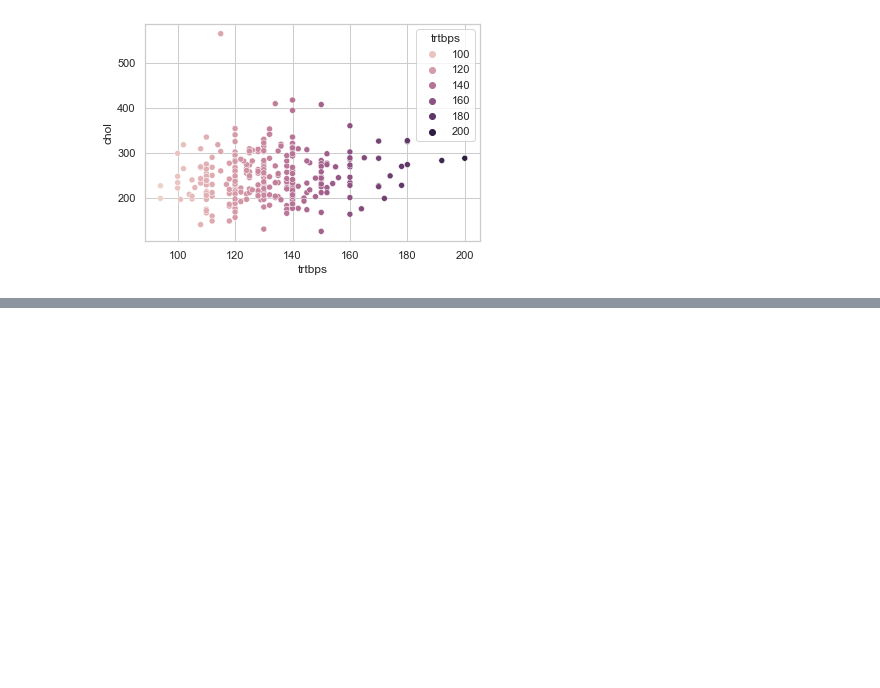
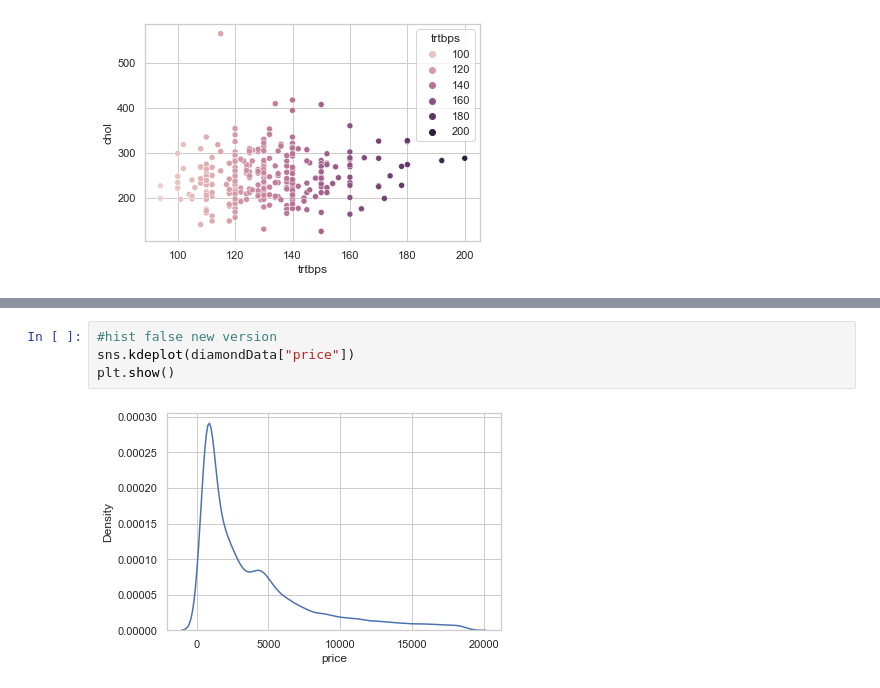
Before and after one commit to hrithikmallick/Basic_DataScience_learing, a Jupyter notebook: SeaBorn/firstSeaVisual.ipynb, the cells around one changed output, grey strips where cells are left out. Drawn from its saved outputs; the diff is of its cells as text; blank space fills up the shorter version.

```diff
--- a/SeaBorn/firstSeaVisual.ipynb
+++ b/SeaBorn/firstSeaVisual.ipynb
@@ -144,0 +177,6 @@ plt.show()
+# %%
+#hist false new version
+sns.kdeplot(diamondData["price"])
+plt.show()
+# %% [output]
+[figure, added]
```
Also changed, not shown: parts of 24 cells of this notebook, 1 other file.
